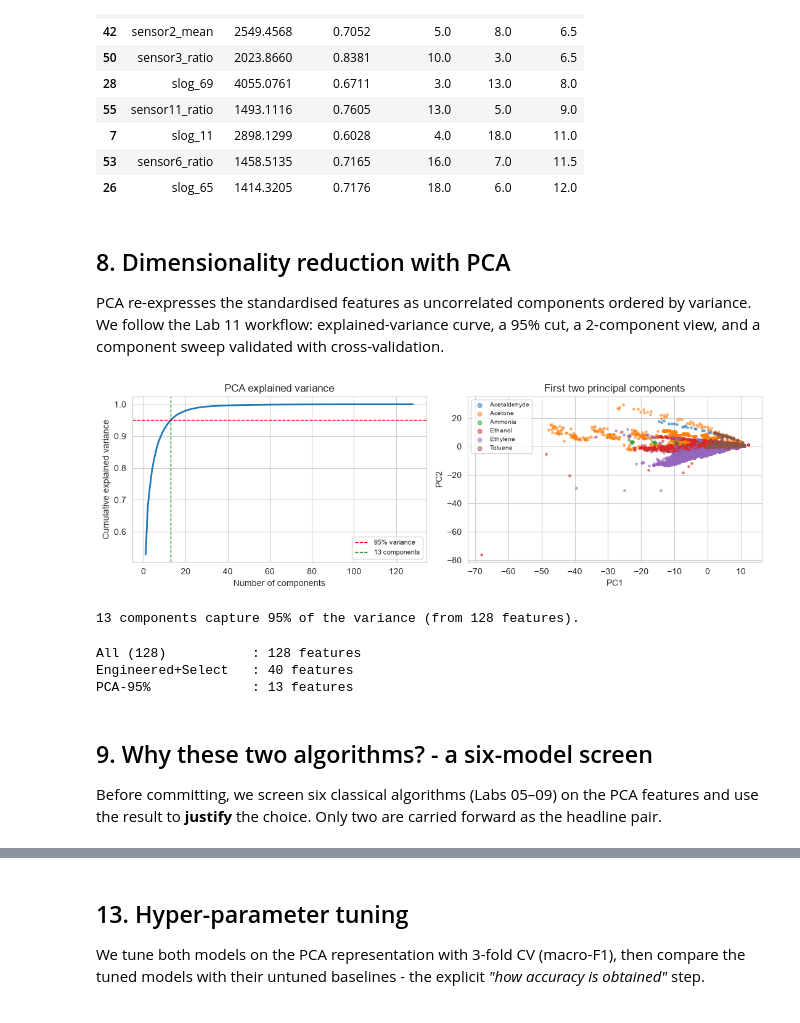
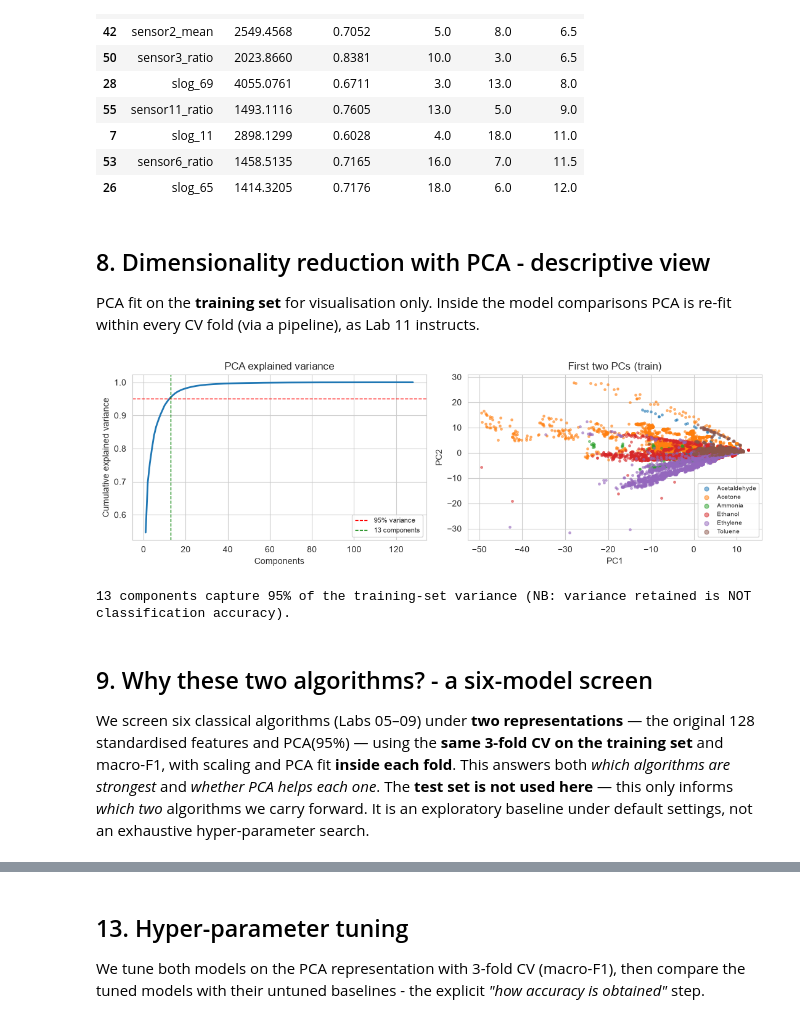
Before and after one commit to IT21361036/FML-Assignment, a Jupyter notebook: FML_Assignment.ipynb, the cells around one changed output, grey strips where cells are left out. Saved outputs shown, nothing was run; the diff lists cells and outputs as text; code cells hidden in the pictures.

```diff
--- a/FML_Assignment.ipynb
+++ b/FML_Assignment.ipynb
@@ -381,56 +371,41 @@ Selected top 40 features by average ANOVA+MI rank.
 | 53 | sensor6_ratio | 1458.5135 | 0.7165 | 16.0 | 7.0 | 11.5 |
 | 26 | slog_65 | 1414.3205 | 0.7176 | 18.0 | 6.0 | 12.0 |
 # %% [markdown]
-## 8. Dimensionality reduction with PCA
+## 8. Dimensionality reduction with PCA - descriptive view
 
-PCA re-expresses the standardised features as uncorrelated components ordered by variance.
-We follow the Lab 11 workflow: explained-variance curve, a 95% cut, a 2-component view, and a
-component sweep validated with cross-validation.
+
+PCA fit on the **training set** for visualisation only. Inside the model comparisons PCA is re-fit
+within every CV fold (via a pipeline), as Lab 11 instructs.
 # %%
-pca_full = PCA().fit(X_train_s)
+scaler_v = StandardScaler().fit(X_train)
+pca_full = PCA().fit(scaler_v.transform(X_train))
 cum = np.cumsum(pca_full.explained_variance_ratio_)
 n95 = int(np.argmax(cum >= 0.95) + 1)
 
 fig, ax = plt.subplots(1, 2, figsize=(11, 3.6))
 ax[0].plot(range(1, len(cum)+1), cum, lw=2)
 ax[0].axhline(0.95, color="r", ls="--", lw=1, label="95% variance")
 ax[0].axvline(n95, color="g", ls="--", lw=1, label=f"{n95} components")
-ax[0].set_xlabel("Number of components"); ax[0].set_ylabel("Cumulative explained variance")
+ax[0].set_xlabel("Components"); ax[0].set_ylabel("Cumulative explained variance")
 ax[0].set_title("PCA explained variance"); ax[0].legend(fontsize=8)
-
-p2 = PCA(n_components=2, random_state=RANDOM_STATE).fit_transform(X_train_s)
+p2 = PCA(n_components=2, random_state=RANDOM_STATE).fit_transform(scaler_v.transform(X_train))
 for g in np.unique(y_train):
     m = y_train == g
-    ax[1].scatter(p2[m, 0], p2[m, 1], s=6, alpha=.5, label=g)
-ax[1].set_xlabel("PC1"); ax[1].set_ylabel("PC2"); ax[1].set_title("First two principal components")
+    ax[1].scatter(p2[m,0], p2[m,1], s=6, alpha=.5, label=g)
+ax[1].set_xlabel("PC1"); ax[1].set_ylabel("PC2"); ax[1].set_title("First two PCs (train)")
 ax[1].legend(fontsize=7, markerscale=2)
 plt.tight_layout(); plt.show()
-print(f"{n95} components capture 95% of the variance (from 128 features).")
+print(f"{n95} components capture 95% of the training-set variance (NB: variance retained is NOT classification accuracy).")
 # %% [output]
-[figure, old version]
+[figure, new version]
-13 components capture 95% of the variance (from 128 features).
+13 components capture 95% of the training-set variance (NB: variance retained is NOT classification accuracy).
-# %%
-# Prepare the four feature representations (all fit on train only)
-# 1. All standardised features
-# 2. Engineered + selected features
-# 3. PCA 95%
-pca95 = PCA(n_components=0.95, random_state=RANDOM_STATE).fit(X_train_s)
-Xtr_pca, Xte_pca = pca95.transform(X_train_s), pca95.transform(X_test_s)
-
-representations = {
-    "All (128)":        (X_train_s,                       X_test_s),
-    "Engineered+Select":(Xtr_eng_s[selected_cols].values, Xte_eng_s[selected_cols].values),
-    "PCA-95%":          (Xtr_pca,                         Xte_pca),
-}
-for k, (a, _) in representations.items():
-    print(f"{k:20s}: {a.shape[1]} features")
-# %% [output]
-All (128)           : 128 features
-Engineered+Select   : 40 features
-PCA-95%             : 13 features
 # %% [markdown]
 ## 9. Why these two algorithms? - a six-model screen
 
-Before committing, we screen six classical algorithms (Labs 05–09) on the PCA features and
-use the result to **justify** the choice. Only two are carried forward as the headline pair.
+We screen six classical algorithms (Labs 05–09) under **two representations** — the original 128
+standardised features and PCA(95%) — using the **same 3-fold CV on the training set** and macro-F1,
+with scaling and PCA fit **inside each fold**. This answers both *which algorithms are strongest* and
+*whether PCA helps each one*. The **test set is not used here** — this only informs *which two*
+algorithms we carry forward. It is an exploratory baseline under default settings, not an exhaustive
+hyper-parameter search.
 # %%
```
Also changed, not shown: parts of 13 cells of this notebook.
